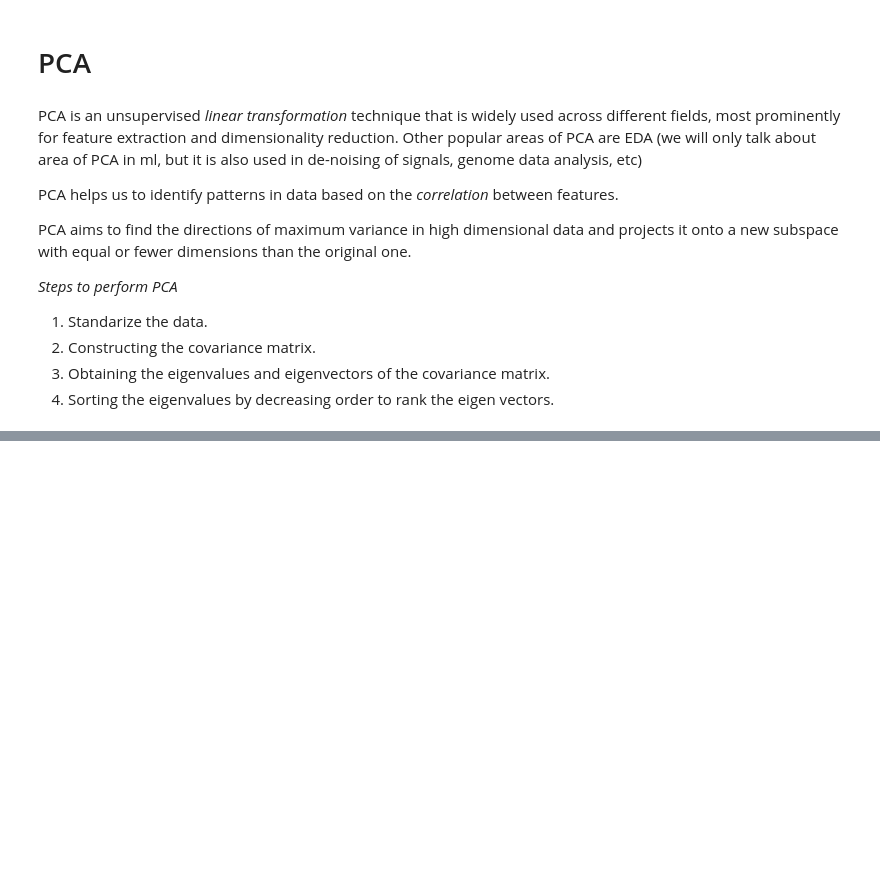
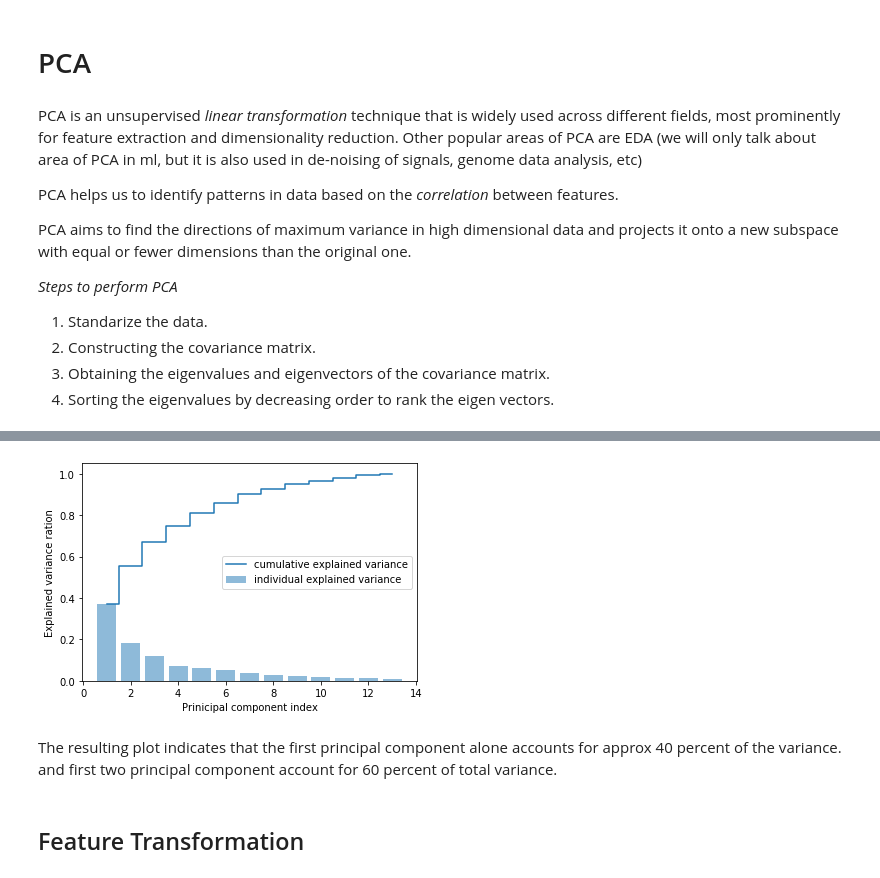
Before and after one commit to rishav-ish/MachineLearning, a Jupyter notebook: Chapter 5.ipynb, the cells around one changed output, grey strips where cells are left out. Saved outputs shown, nothing was run; the diff lists cells and outputs as text; code cells hidden in the pictures; blank space fills up the shorter version.

```diff
--- a/Chapter 5.ipynb
+++ b/Chapter 5.ipynb
@@ -34,0 +45,10 @@ from sklearn.model_selection import train_test_split
+# %%
+#standarization the data, it's important in PCA
+#first step
+
+from sklearn.preprocessing import StandardScaler
+
+ss = StandardScaler()
+
+X_train_std = ss.fit_transform(X_train)
+X_test_std = ss.transform(X_test)
@@ -34,0 +57,13 @@ from sklearn.model_selection import train_test_split
+# %%
+#second step
+#making the covariance matrix
+cov_mat = np.cov(X_train_std.T) #we are doing transpose to make our dataset dimensions X samples. (output -> d X d)
+# %%
+#third step
+#here we will calculate eigen value and eigen vectors
+#covmat - lambda * Identity_matrix = 0
+
+eigen_vals, eigen_vecs = np.linalg.eig(cov_mat) #we will have here 13 eigen_values
+
+print('13 eigen vals are', eigen_vals)
+print('13 eigen vectors are ', eigen_vecs)
@@ -34,0 +103,18 @@ from sklearn.model_selection import train_test_split
+# %%
+tot = np.sum(eigen_vals)
+var_exp = [(i/tot) for i in sorted(eigen_vals, reverse=True)]
+
+cum_var_exp = np.cumsum(var_exp) #flattened array
+# %%
+plt.bar(range(1,14), var_exp, alpha = 0.5, align = 'center', label = 'individual explained variance')
+plt.step(range(1,14), cum_var_exp, where = 'mid', label  = 'cumulative explained variance')
+plt.ylabel('Explained variance ration')
+plt.xlabel('Prinicipal component index')
+plt.legend(loc = 'best')
+plt.show()
+# %% [output]
+[figure, added]
+# %% [markdown]
+The resulting plot indicates that the first principal component alone accounts for approx 40 percent of the variance. and first two principal component account for 60 percent of total variance.
+# %% [markdown]
+## Feature Transformation
```
Also changed, not shown: parts of 34 cells of this notebook.
